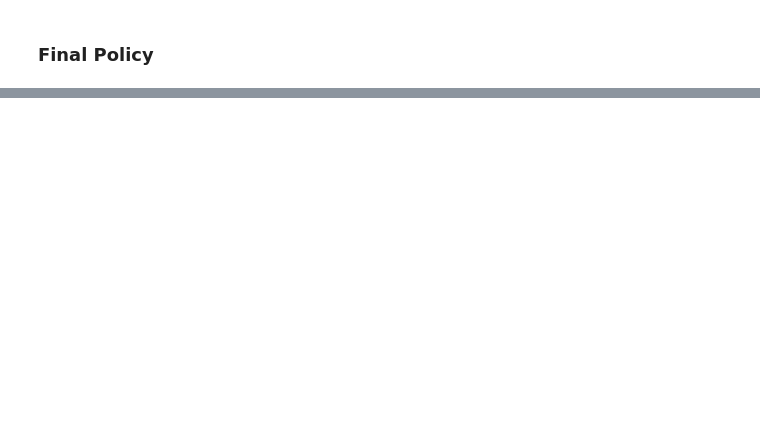
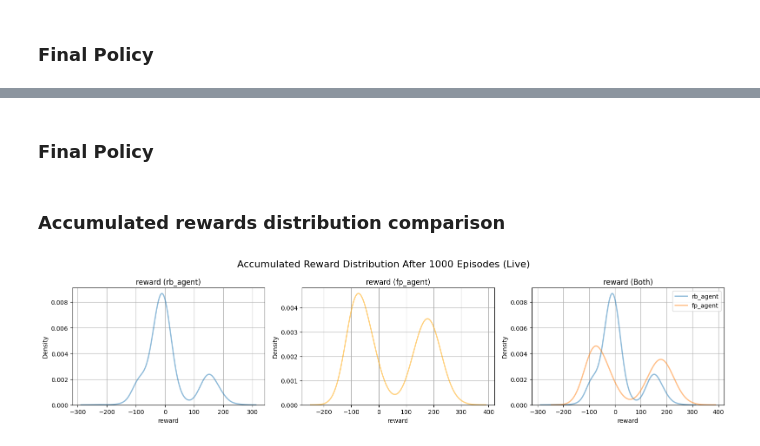
Before and after one commit to andonov16/Offline_RL_BSc_Thesis, a Jupyter notebook: notebooks/bc_evaluation.ipynb, the cells around one changed output, grey strips where cells are left out. Drawn from its saved outputs; the diff is of its cells as text; code cells hidden in the pictures; blank space fills up the shorter version.

```diff
--- a/notebooks/bc_evaluation.ipynb
+++ b/notebooks/bc_evaluation.ipynb
@@ -187,0 +200,9 @@ Weighted F1 Score:  0.9107
+# %%
+import yaml
+import warnings
+
+from src.utils.live_env_testing import BC_evaluate_model_in_live_env
+
+warnings.filterwarnings("ignore")
+with open('../config/bc_live_env_elavuation_config.yaml', 'r') as f:
+    bc_live_env_config_config = yaml.safe_load(f)
@@ -187,0 +211,38 @@ Weighted F1 Score:  0.9107
+# %%
+rb_rewards = BC_evaluate_model_in_live_env(
+    env_test_params=bc_live_env_config_config,
+    model_name='replay_buffer',
+    norm_technique=rb_normalization_technique,
+    model = rb_model
+)
+# %% [markdown]
+### Final Policy
+# %%
+fp_rewards = BC_evaluate_model_in_live_env(
+    env_test_params=bc_live_env_config_config,
+    norm_technique=fp_normalization_technique,
+    model_name='final_policy',
+    model = fp_model
+)
+# %% [markdown]
+### Accumulated rewards distribution comparison
+# %%
+from src.utils.plotting import plot_univariate_analysis
+
+
+rb_rewards_df = pd.DataFrame(rb_rewards, columns=['reward'])
+fp_rewards_df = pd.DataFrame(fp_rewards, columns=['reward'])
+
+rb_fp_combined_fig = plot_univariate_analysis(
+        df1_name = 'rb_agent',
+        df2_name = 'fp_agent',
+        df1=rb_rewards_df,
+        df2=fp_rewards_df,
+        num_columns=3,
+        custom_title='Accumulated Reward Distribution After 1000 Episodes (Live)',
+        kde_kwargs={'linewidth': 2, 'alpha': 0.5},
+        hist_kwargs={'alpha': 0.5, 'grid': True, 'bins': [-0.5, 0.5, 1.5, 2.5, 3.5],'align':'mid', 'rwidth': 0.8},
+        f_size=(16,4))
+rb_fp_combined_fig.savefig('../plots/liven_env_1000_ep_eval_rb_fp.jpg')
+# %% [output]
+[figure, added]
```
Also changed, not shown: parts of 10 cells of this notebook, 9 other files.
